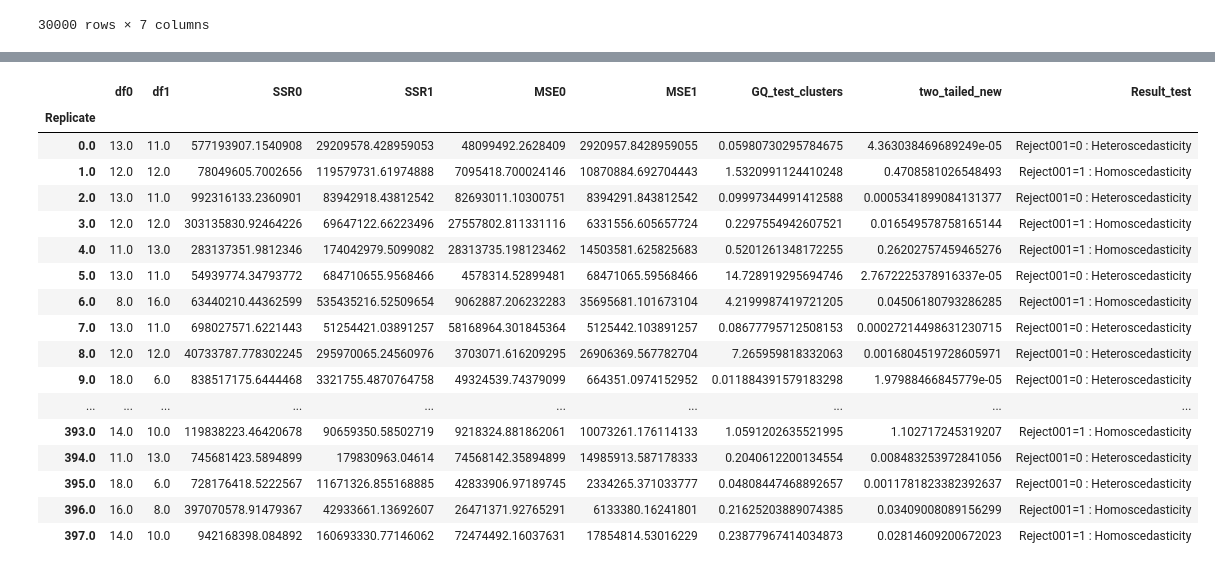
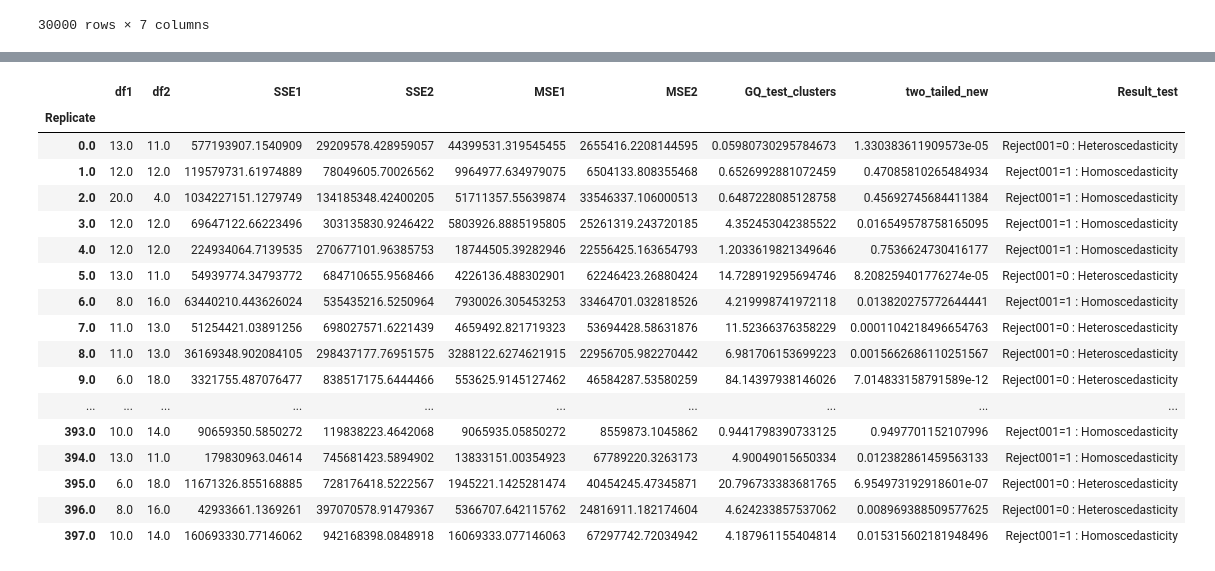
Before and after one commit to iam-fern/Generate_multiplication, a Jupyter notebook: GQtest_cluster_data_multi_delta_(4)_n30_01.ipynb, the cells around one changed output, grey strips where cells are left out. Drawn from its saved outputs; the diff is of its cells as text; code cells hidden in the pictures.

```diff
--- a/GQtest_cluster_data_multi_delta_(4)_n30_01.ipynb
+++ b/GQtest_cluster_data_multi_delta_(4)_n30_01.ipynb
@@ -252,39 +284,39 @@ result.astype(str)
 # %%
 # สร้างตารางผลลัพธ์
 alpha = 0.01
 pd.set_option('display.max_rows', 1000)
 pd.set_option('display.max_columns', 1000)
 pd.set_option('display.width', 1000)
-result=pd.DataFrame({"Replicate":list_replicate, "df0":list_df0, "df1":list_df1, "SSR0":list_SSR0,
-                     "SSR1":list_SSR1, "MSE0":list_MSE0, "MSE1":list_MSE1,
-                     "GQ_test_clusters":list_GQ_test_clusters, "two_tailed":list_two_tailed, "greater":list_p_greater})
+result=pd.DataFrame({"Replicate":list_replicate, "df1":list_df1, "df2":list_df2, "SSE1":list_SSE1,
+                     "SSE2":list_SSE2, "MSE1":list_MSE1, "MSE2":list_MSE2,
+                     "GQ_test_clusters":list_GQ_test_clusters, "two_tailed":list_two_tailed, "greater":list_p_greater, "less":list_p_less})
 result.set_index(['Replicate'], inplace=True)
 
-result['two_tailed_new']=result[["two_tailed","greater"]].apply(lambda value: value[0] if value[0]<0.5 else 2*value[1], axis=1)
+result['two_tailed_new']=result[["two_tailed","greater","less"]].apply(lambda value: value[0] if value[0]<0.5 else (2*value[1] if value[1]<0.5 else 2*value[2]) , axis=1)
 result["Result_test"]=result["two_tailed_new"].apply(lambda p_value: 'Reject001=0 : Heteroscedasticity'
-                                                                  if p_value < alpha else 'Reject001=1 : Homoscedasticity')
+                                                     if p_value < alpha else 'Reject001=1 : Homoscedasticity')
 #two_tailed_new_show=two_tailed_new.drop(columns="greater")
-result_show=result.drop(columns=["two_tailed", "greater"])
+result_show=result.drop(columns=["two_tailed", "greater", "less"])
 result_show.astype(str)
 # %% [output]
-|  | df0 | df1 | SSR0 | SSR1 | MSE0 | MSE1 | GQ_test_clusters | two_tailed_new | Result_test |
+|  | df1 | df2 | SSE1 | SSE2 | MSE1 | MSE2 | GQ_test_clusters | two_tailed_new | Result_test |
 | Replicate |  |  |  |  |  |  |  |  |  |
-| 0.0 | 13.0 | 11.0 | 577193907.1540908 | 29209578.428959053 | 48099492.2628409 | 2920957.8428959055 | 0.05980730295784675 | 4.363038469689249e-05 | Reject001=0 : Heteroscedasticity |
-| 1.0 | 12.0 | 12.0 | 78049605.7002656 | 119579731.61974888 | 7095418.700024146 | 10870884.692704443 | 1.5320991124410248 | 0.4708581026548493 | Reject001=1 : Homoscedasticity |
-| 2.0 | 13.0 | 11.0 | 992316133.2360901 | 83942918.43812542 | 82693011.10300751 | 8394291.843812542 | 0.09997344991412588 | 0.0005341899084131377 | Reject001=0 : Heteroscedasticity |
-| 3.0 | 12.0 | 12.0 | 303135830.92464226 | 69647122.66223496 | 27557802.811331116 | 6331556.605657724 | 0.2297554942607521 | 0.016549578758165144 | Reject001=1 : Homoscedasticity |
-| 4.0 | 11.0 | 13.0 | 283137351.9812346 | 174042979.5099082 | 28313735.198123462 | 14503581.625825683 | 0.5201261348172255 | 0.26202757459465276 | Reject001=1 : Homoscedasticity |
-| 5.0 | 13.0 | 11.0 | 54939774.34793772 | 684710655.9568466 | 4578314.52899481 | 68471065.59568466 | 14.728919295694746 | 2.7672225378916337e-05 | Reject001=0 : Heteroscedasticity |
-| 6.0 | 8.0 | 16.0 | 63440210.44362599 | 535435216.52509654 | 9062887.206232283 | 35695681.101673104 | 4.2199987419721205 | 0.04506180793286285 | Reject001=1 : Homoscedasticity |
-| 7.0 | 13.0 | 11.0 | 698027571.6221443 | 51254421.03891257 | 58168964.301845364 | 5125442.103891257 | 0.08677795712508153 | 0.00027214498631230715 | Reject001=0 : Heteroscedasticity |
-| 8.0 | 12.0 | 12.0 | 40733787.778302245 | 295970065.24560976 | 3703071.616209295 | 26906369.567782704 | 7.265959818332063 | 0.0016804519728605971 | Reject001=0 : Heteroscedasticity |
-| 9.0 | 18.0 | 6.0 | 838517175.6444468 | 3321755.4870764758 | 49324539.74379099 | 664351.0974152952 | 0.011884391579183298 | 1.97988466845779e-05 | Reject001=0 : Heteroscedasticity |
+| 0.0 | 13.0 | 11.0 | 577193907.1540909 | 29209578.428959057 | 44399531.319545455 | 2655416.2208144595 | 0.05980730295784673 | 1.330383611909573e-05 | Reject001=0 : Heteroscedasticity |
+| 1.0 | 12.0 | 12.0 | 119579731.61974889 | 78049605.70026562 | 9964977.634979075 | 6504133.808355468 | 0.6526992881072459 | 0.47085810265484934 | Reject001=1 : Homoscedasticity |
+| 2.0 | 20.0 | 4.0 | 1034227151.1279749 | 134185348.42400205 | 51711357.55639874 | 33546337.106000513 | 0.6487228085128758 | 0.45692745684411384 | Reject001=1 : Homoscedasticity |
+| 3.0 | 12.0 | 12.0 | 69647122.66223496 | 303135830.9246422 | 5803926.8885195805 | 25261319.243720185 | 4.352453042385522 | 0.016549578758165095 | Reject001=1 : Homoscedasticity |
+| 4.0 | 12.0 | 12.0 | 224934064.7139535 | 270677101.96385753 | 18744505.39282946 | 22556425.163654793 | 1.2033619821349646 | 0.7536624730416177 | Reject001=1 : Homoscedasticity |
+| 5.0 | 13.0 | 11.0 | 54939774.34793772 | 684710655.9568466 | 4226136.488302901 | 62246423.26880424 | 14.728919295694746 | 8.208259401776274e-05 | Reject001=0 : Heteroscedasticity |
+| 6.0 | 8.0 | 16.0 | 63440210.443626024 | 535435216.5250964 | 7930026.305453253 | 33464701.032818526 | 4.219998741972118 | 0.013820275772644441 | Reject001=1 : Homoscedasticity |
+| 7.0 | 11.0 | 13.0 | 51254421.03891256 | 698027571.6221439 | 4659492.821719323 | 53694428.58631876 | 11.52366376358229 | 0.0001104218496654763 | Reject001=0 : Heteroscedasticity |
+| 8.0 | 11.0 | 13.0 | 36169348.902084105 | 298437177.76951575 | 3288122.6274621915 | 22956705.982270442 | 6.981706153699223 | 0.0015662686110251567 | Reject001=0 : Heteroscedasticity |
+| 9.0 | 6.0 | 18.0 | 3321755.487076477 | 838517175.6444466 | 553625.9145127462 | 46584287.53580259 | 84.14397938146026 | 7.014833158791589e-12 | Reject001=0 : Heteroscedasticity |
 | ... | ... | ... | ... | ... | ... | ... | ... | ... | ... |
-| 393.0 | 14.0 | 10.0 | 119838223.46420678 | 90659350.58502719 | 9218324.881862061 | 10073261.176114133 | 1.0591202635521995 | 1.102717245319207 | Reject001=1 : Homoscedasticity |
-| 394.0 | 11.0 | 13.0 | 745681423.5894899 | 179830963.04614 | 74568142.35894899 | 14985913.587178333 | 0.2040612200134554 | 0.008483253972841056 | Reject001=0 : Heteroscedasticity |
-| 395.0 | 18.0 | 6.0 | 728176418.5222567 | 11671326.855168885 | 42833906.97189745 | 2334265.371033777 | 0.04808447468892657 | 0.0011781823382392637 | Reject001=0 : Heteroscedasticity |
-| 396.0 | 16.0 | 8.0 | 397070578.91479367 | 42933661.13692607 | 26471371.92765291 | 6133380.16241801 | 0.21625203889074385 | 0.03409008089156299 | Reject001=1 : Homoscedasticity |
-| 397.0 | 14.0 | 10.0 | 942168398.084892 | 160693330.77146062 | 72474492.16037631 | 17854814.53016229 | 0.23877967414034873 | 0.02814609200672023 | Reject001=1 : Homoscedasticity |
+| 393.0 | 10.0 | 14.0 | 90659350.5850272 | 119838223.4642068 | 9065935.05850272 | 8559873.1045862 | 0.9441798390733125 | 0.9497701152107996 | Reject001=1 : Homoscedasticity |
+| 394.0 | 13.0 | 11.0 | 179830963.04614 | 745681423.5894902 | 13833151.00354923 | 67789220.3263173 | 4.90049015650334 | 0.012382861459563133 | Reject001=1 : Homoscedasticity |
+| 395.0 | 6.0 | 18.0 | 11671326.855168885 | 728176418.5222567 | 1945221.1425281474 | 40454245.47345871 | 20.796733383681765 | 6.954973192918601e-07 | Reject001=0 : Heteroscedasticity |
+| 396.0 | 8.0 | 16.0 | 42933661.1369261 | 397070578.91479367 | 5366707.642115762 | 24816911.182174604 | 4.624233857537062 | 0.008969388509577625 | Reject001=0 : Heteroscedasticity |
+| 397.0 | 10.0 | 14.0 | 160693330.77146062 | 942168398.0848918 | 16069333.077146063 | 67297742.72034942 | 4.187961155404814 | 0.015315602181948496 | Reject001=1 : Homoscedasticity |
 # %%
 result_show['Result_test'].value_counts()
 # %% [output]
```
Also changed, not shown: parts of 5 cells of this notebook.
